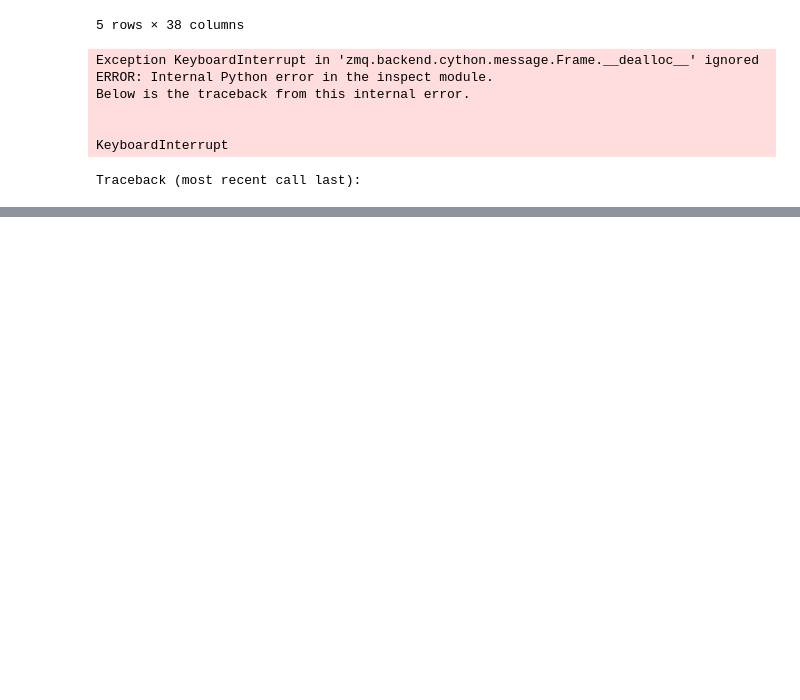
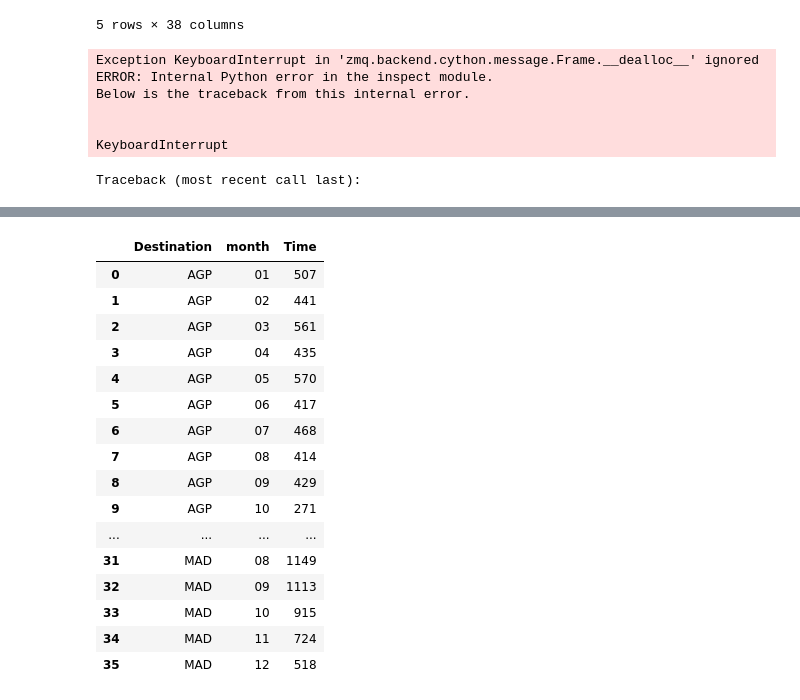
Before and after one commit to mdalila/challenge, a Jupyter notebook: Amadeus.ipynb, the cells around one changed output, grey strips where cells are left out. Cells and saved outputs as stored; diff of their text form; code cells hidden in the pictures; blank space fills up the shorter version.

```diff
--- a/Amadeus.ipynb
+++ b/Amadeus.ipynb
@@ -63,0 +194,20 @@ Name: pax, dtype: int64
+# %%
+searches_agg
+# %% [output]
+|  | Destination | month | Time |
+| 0 | AGP | 01 | 507 |
+| 1 | AGP | 02 | 441 |
+| 2 | AGP | 03 | 561 |
+| 3 | AGP | 04 | 435 |
+| 4 | AGP | 05 | 570 |
+| 5 | AGP | 06 | 417 |
+| 6 | AGP | 07 | 468 |
+| 7 | AGP | 08 | 414 |
+| 8 | AGP | 09 | 429 |
+| 9 | AGP | 10 | 271 |
+| ... | ... | ... | ... |
+| 31 | MAD | 08 | 1149 |
+| 32 | MAD | 09 | 1113 |
+| 33 | MAD | 10 | 915 |
+| 34 | MAD | 11 | 724 |
+| 35 | MAD | 12 | 518 |
```
Also changed, not shown: parts of 28 cells of this notebook.
